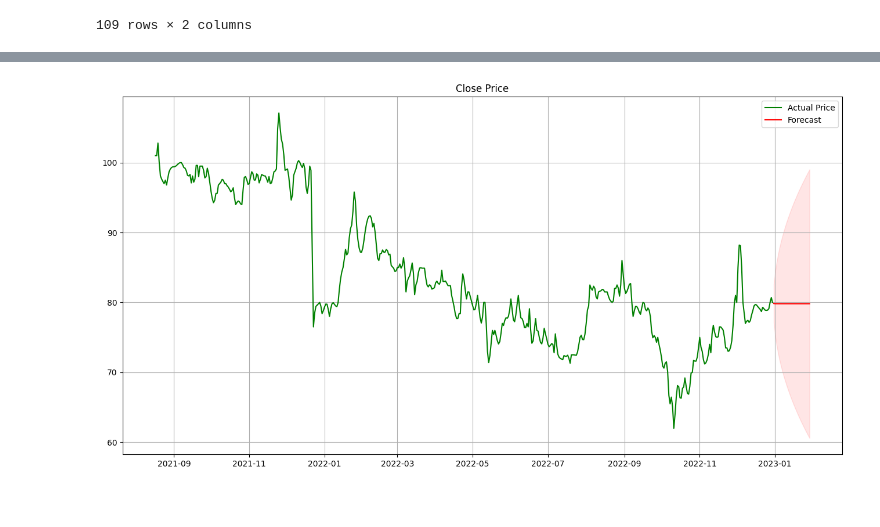
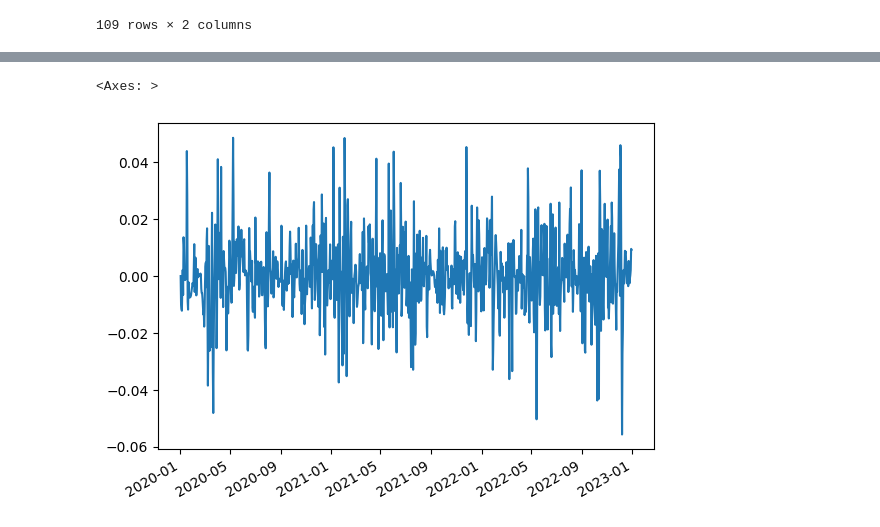
Before and after one commit to Toricat/Predicting_Vietnamese_Stock, a Jupyter notebook: arima/model.ipynb, the cells around one changed output, grey strips where cells are left out. Drawn from its saved outputs; the diff is of its cells as text; code cells hidden in the pictures.

```diff
--- a/arima/model.ipynb
+++ b/arima/model.ipynb
@@ -428,3 +474,11 @@ df_close
+# %%
+model_new = ARIMA(stock_cleaned['Daily_Returns'], order=(1,1,0))
+model_new_fit = model_new.fit()
+predictions_new = model_new_fit.predict(start=stock_cleaned.index[0], end=stock_cleaned.index[-1])
+predictions_new.plot()
+# %% [output]
+<Axes: >
+[figure, added]
 # %%
 # import itertools
 # import pandas as pd
@@ -452,12 +506,3 @@ df_close
 
 # print(f"Best AIC: {best_aic}")
 # print(f"Best (p, d, q): {best_pdq}")
-# %%
-forecast_values,forecast_ci = arima_model_futue(stock_cleaned['close'] ,forecast_steps=30, order=(1,1,0))
-
-forecast_index = pd.date_range(start=stock_cleaned.index[-1], periods=30 + 1, freq='D')[1:]
-forecast_df = pd.DataFrame({'Forecast': forecast_values.values}, index=forecast_index)
-
-future_plot = visualization_future_result(stock_cleaned["close"],forecast_df['Forecast'],forecast_ci,title ="Close Price",save="../static/img/arima_model_future.png")
-# %% [output]
-[figure, removed]
```
Also changed, not shown: parts of 8 cells of this notebook, 13 other files.
